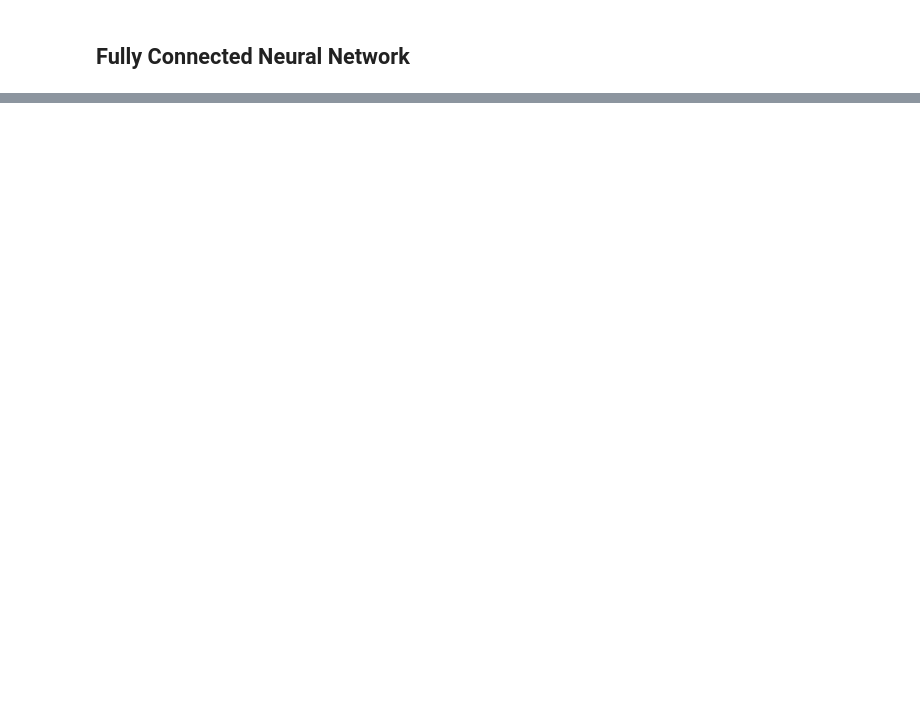
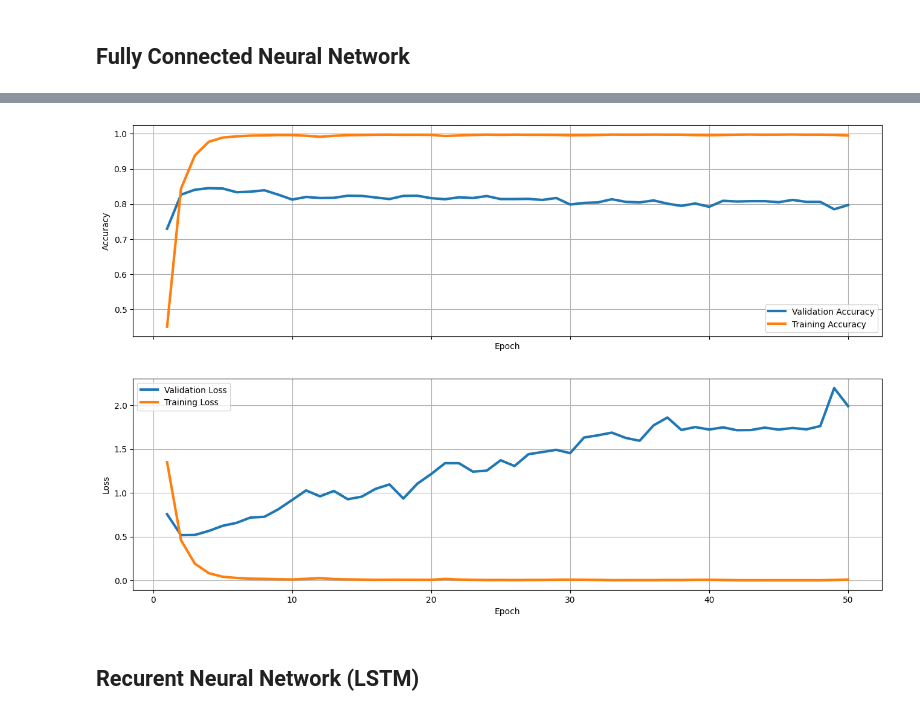
Before and after one commit to nuvita97/sentiment-analysis, a Jupyter notebook: models.ipynb, the cells around one changed output, grey strips where cells are left out. Drawn from its saved outputs; the diff is of its cells as text; code cells hidden in the pictures; blank space fills up the shorter version.

Commit message:
finish training

```diff
--- a/models.ipynb
+++ b/models.ipynb
@@ -80,0 +121,8 @@ testing_labels_final = np.array(testing_labels)
+# %%
+# One-Hot Encode labels
+encoder = LabelEncoder()
+
+train_labels_encoded = to_categorical(encoder.fit_transform(train_labels))
+test_labels_encoded = to_categorical(encoder.fit_transform(test_labels))
+
+train_labels_encoded
@@ -80,0 +156,10 @@ testing_labels_final = np.array(testing_labels)
+# %%
+# Padding
+max_length = 100
+
+train_padded = pad_sequences(train_sequences, maxlen=max_length, padding='post')
+test_padded = pad_sequences(test_sequences, maxlen=max_length, padding='post')
+
+print(len(train_padded), len(test_padded))
+print(len(train_padded[0]))
+print(train_padded[0])
@@ -81,2 +175,16 @@ testing_labels_final = np.array(testing_labels)
 # %% [markdown]
 ## Fully Connected Neural Network
+# %%
+# Model Definition with Embedding in first layer
+embedding_dim = 50
+
+model_nn = tf.keras.Sequential([
+    Embedding(input_dim=vocab_size, output_dim=embedding_dim, input_length=max_length),
+    Flatten(),
+    Dense(64, activation='relu'),
+    Dense(32, activation='relu'),
+    Dense(num_label, activation='softmax')
+])
+
+model_nn.compile(loss='categorical_crossentropy', optimizer='adam', metrics=['accuracy'])
+model_nn.summary()
@@ -82,0 +211,11 @@ testing_labels_final = np.array(testing_labels)
+# %%
+# Training
+num_epochs = 50
+
+history_nn = model_nn.fit(
+    train_padded,
+    train_labels_encoded,
+    epochs=num_epochs,
+    batch_size=32,
+    validation_data=(test_padded, test_labels_encoded)
+)
@@ -82,0 +240,4 @@ testing_labels_final = np.array(testing_labels)
+# %%
+plot_results(history_nn)
+# %% [output]
+[figure, added]
@@ -82,0 +247,2 @@ testing_labels_final = np.array(testing_labels)
+# %% [markdown]
+## Recurent Neural Network (LSTM)
```
Also changed, not shown: parts of 16 cells of this notebook, 2 other files.
